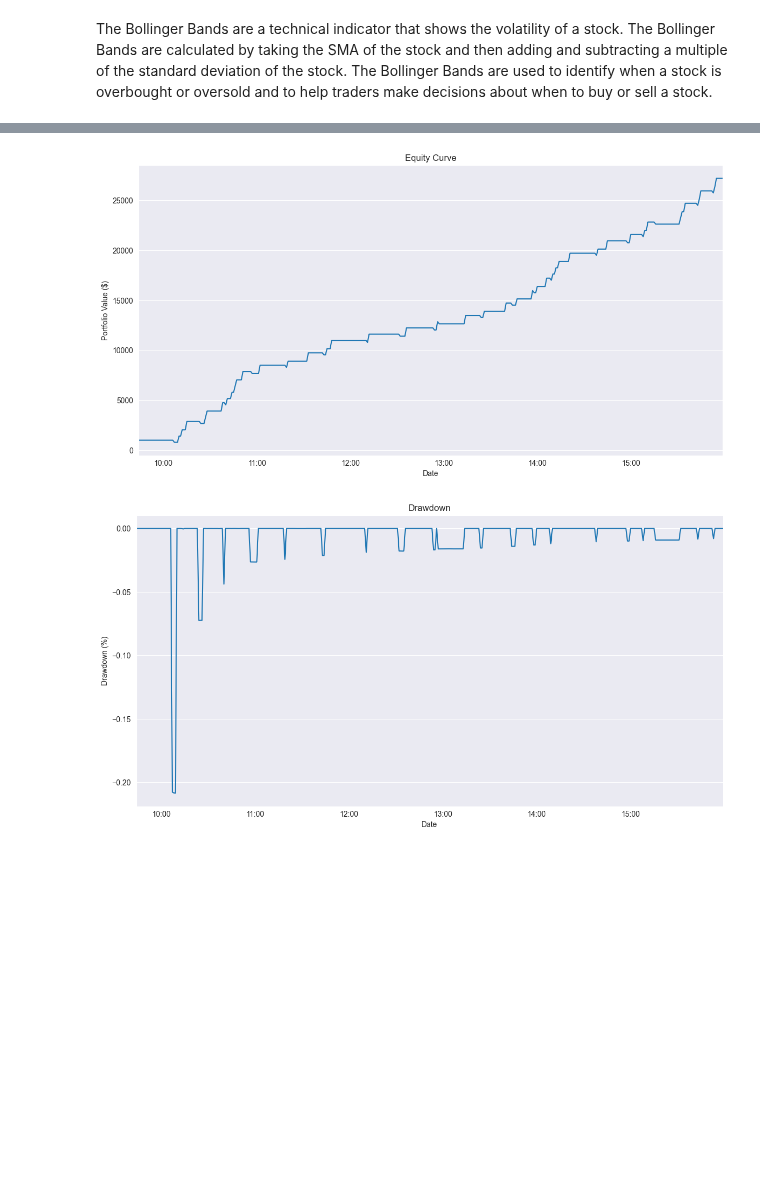
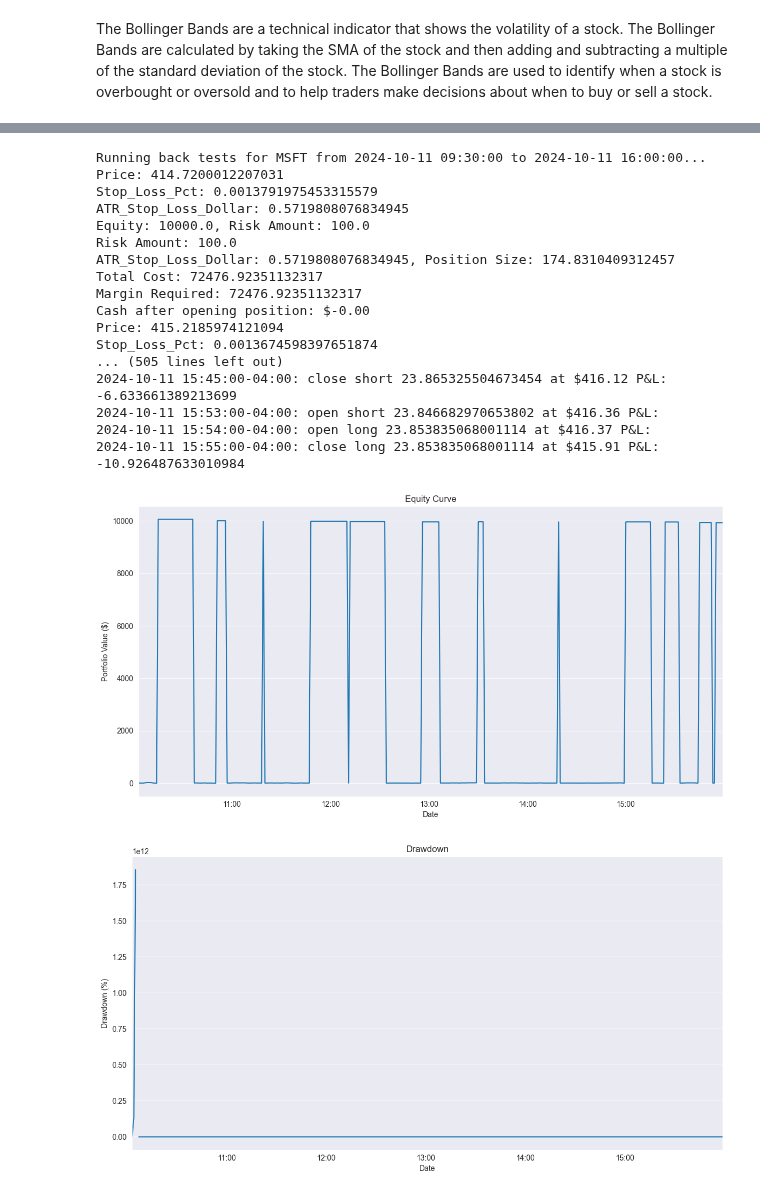
Before and after one commit to jurichar/high_freq_scalping_tool, a Jupyter notebook: notebooks/view_processed_data.ipynb, the cells around one changed output, grey strips where cells are left out. Drawn from its saved outputs; the diff is of its cells as text; code cells hidden in the pictures; blank space fills up the shorter version.

```diff
--- a/notebooks/view_processed_data.ipynb
+++ b/notebooks/view_processed_data.ipynb
@@ -231,38 +174,13 @@ plt.show()
 # %%
-def plot_equity_curve(equity_curve):
-    plt.figure(figsize=(14, 7))
-    equity_curve.plot()
-    plt.title("Equity Curve")
-    plt.xlabel("Date")
-    plt.ylabel("Portfolio Value ($)")
-    plt.grid(True)
-    plt.show()
-
-
-def plot_drawdown(equity_curve):
-    drawdown = (equity_curve / equity_curve.cummax()) - 1
-    plt.figure(figsize=(14, 7))
-    drawdown.plot()
-    plt.title("Drawdown")
-    plt.xlabel("Date")
-    plt.ylabel("Drawdown (%)")
-    plt.grid(True)
-    plt.show()
-
-
-# After running the backtest
 result = run_back_test(
     ticker=ticker,
     start_date=start_date,
     end_date=end_date,
-    initial_cash=1000,
+    initial_cash=10000,
     transaction_cost=0.0001,
-    leverage=2,
+    leverage=1,
     slippage_pct=0.0005,
     interval=interval,
     atr_period=14,
 )
-
-plot_equity_curve(result["equity_curve"])
-plot_drawdown(result["equity_curve"])
 # %% [output]
@@ -286,2 +204,19 @@ Transaction History:
+Running back tests for MSFT from 2024-10-11 09:30:00 to 2024-10-11 16:00:00...
+Price: 414.7200012207031
+Stop_Loss_Pct: 0.0013791975453315579
+ATR_Stop_Loss_Dollar: 0.5719808076834945
+Equity: 10000.0, Risk Amount: 100.0
+Risk Amount: 100.0
+ATR_Stop_Loss_Dollar: 0.5719808076834945, Position Size: 174.8310409312457
+Total Cost: 72476.92351132317
+Margin Required: 72476.92351132317
+Cash after opening position: $-0.00
+Price: 415.2185974121094
+Stop_Loss_Pct: 0.0013674598397651874
+... (505 lines left out)
+2024-10-11 15:45:00-04:00: close short 23.865325504673454 at $416.12 P&L: -6.633661389213699
+2024-10-11 15:53:00-04:00: open short 23.846682970653802 at $416.36 P&L:
+2024-10-11 15:54:00-04:00: open long 23.853835068001114 at $416.37 P&L:
+2024-10-11 15:55:00-04:00: close long 23.853835068001114 at $415.91 P&L: -10.926487633010984
-[figure, old version]
+[figure, new version]
-[figure, old version]
+[figure, new version]
```
Also changed, not shown: parts of 5 cells of this notebook, 4 other files.
